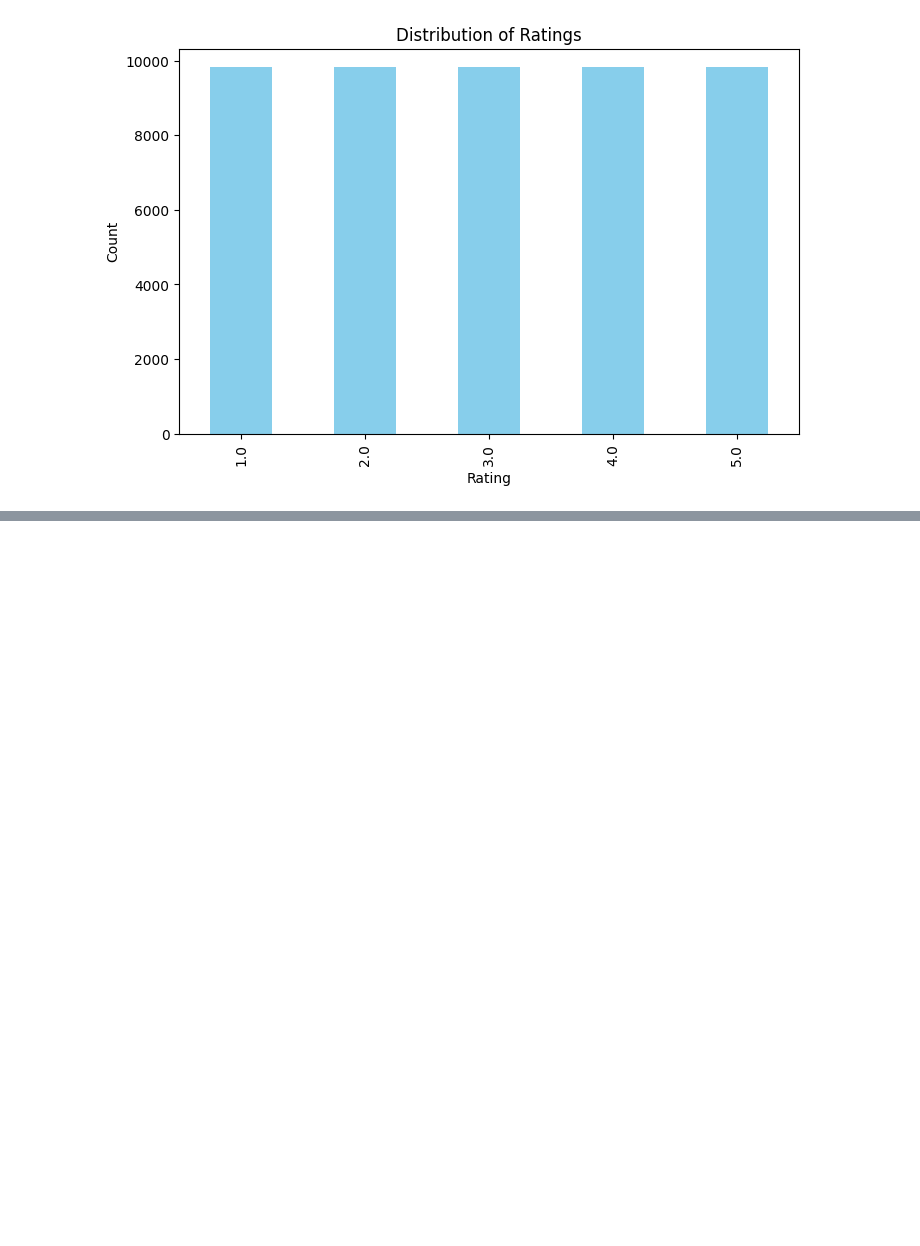
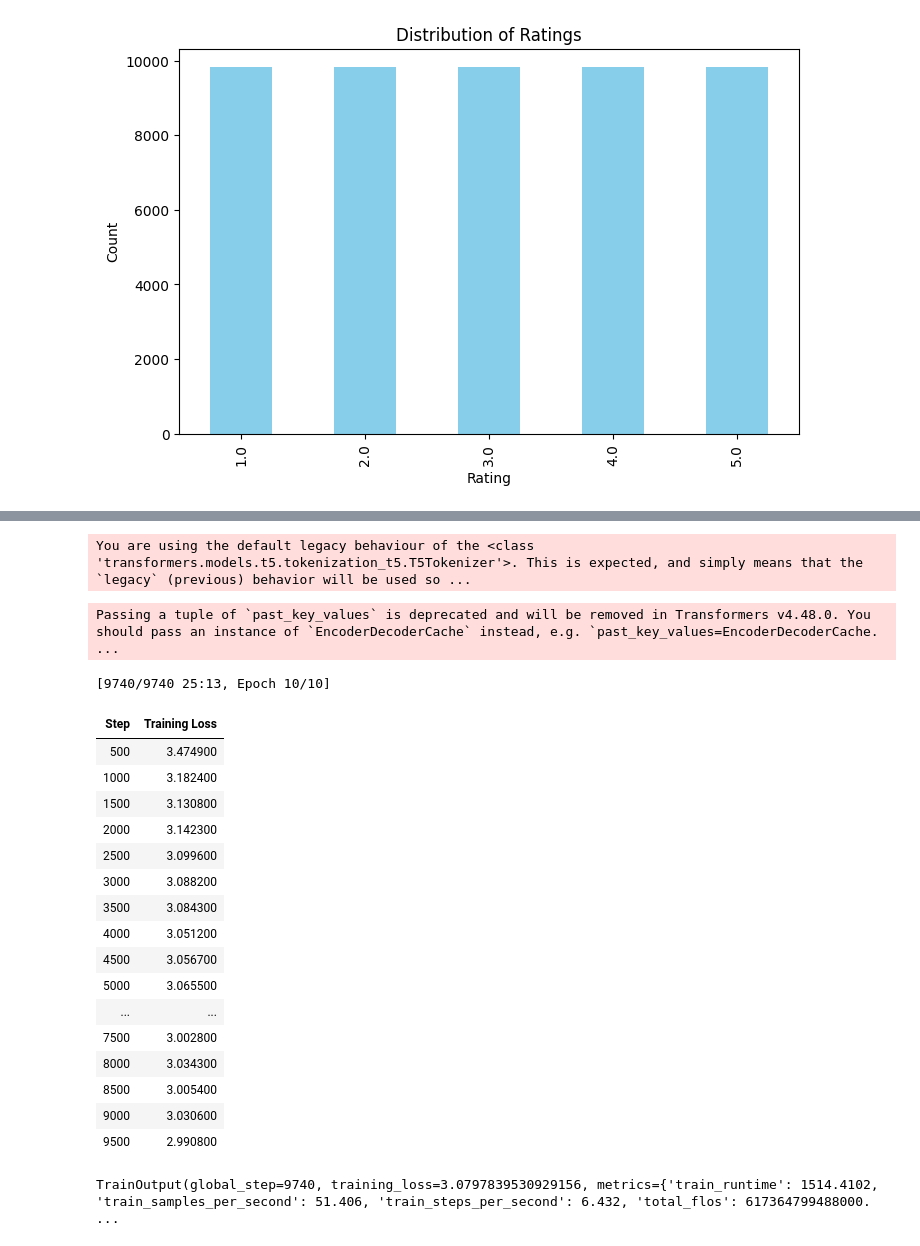
Before and after one commit to CHamilton0/COMP-SCI-7417-Applied-Natural-Language-Processing, a Jupyter notebook: Assignment2/test3.ipynb, the cells around one changed output, grey strips where cells are left out. Cells and saved outputs as stored; diff of their text form; code cells hidden in the pictures; blank space fills up the shorter version.

```diff
--- a/Assignment2/test3.ipynb
+++ b/Assignment2/test3.ipynb
@@ -99,2 +126,5 @@ plt.show()
+# %%
+average_sequence_length = balanced_train_df['text'].apply(lambda text: text.split(' ')).apply(len).mean()
 # %%
-balanced_train_df.fillna(0)
+balanced_train_df = balanced_train_df.fillna(0)
+test_df = test_df.fillna(0)
@@ -158,24 +172,16 @@ from transformers import T5Tokenizer, T5ForConditionalGeneration, Trainer, Train
 
 from datasets import Dataset
 
+from math import ceil
+
 dataset = Dataset.from_dict({"ratings": inputs.apply(format_input, axis=1).to_list(), "review_text": outputs.to_list()})
 
 dataset = dataset.shuffle()
-dataset = dataset.select(range(1000))
 
 # Preprocessing function for dataset
-def preprocess(examples):
-    model_inputs = tokenizer(examples["ratings"], truncation=True, padding="max_length", max_length=128)
-    labels = tokenizer(examples["review_text"], truncation=True, padding="max_length", max_length=512)
+def preprocess(tokeniser, examples):
+    model_inputs = tokeniser(examples["ratings"], truncation=True, padding="max_length", max_length=30)
+    labels = tokeniser(examples["review_text"], truncation=True, padding="max_length", max_length=ceil(average_sequence_length))
     model_inputs["labels"] = labels["input_ids"]
     return model_inputs
-
-tokenizer = T5Tokenizer.from_pretrained('t5-small')
-model = T5ForConditionalGeneration.from_pretrained('t5-small')
-
-tokenized = dataset.map(preprocess, batched=True)
-training_args = TrainingArguments(output_dir='./results', per_device_train_batch_size=4, num_train_epochs=10)
-
-trainer = Trainer(model=model, args=training_args, train_dataset=tokenized)
-trainer.train()
 # %% [output]
@@ -190,3 +199,34 @@ TrainOutput(global_step=2500, training_loss=1.706978369140625, metrics={'train_r
+# %%
+tokeniser = T5Tokenizer.from_pretrained('t5-small')
+model = T5ForConditionalGeneration.from_pretrained('t5-small')
+
+tokenized = dataset.map(lambda batch: preprocess(tokeniser, batch), batched=True)
+training_args = TrainingArguments(output_dir='./results', per_device_train_batch_size=8, num_train_epochs=10)
+
+trainer = Trainer(model=model, args=training_args, train_dataset=tokenized)
+trainer.train()
+# %% [output]
+You are using the default legacy behaviour of the <class 'transformers.models.t5.tokenization_t5.T5Tokenizer'>. This is expected, and simply means that the `legacy` (previous) behavior will be used so ...
+Passing a tuple of `past_key_values` is deprecated and will be removed in Transformers v4.48.0. You should pass an instance of `EncoderDecoderCache` instead, e.g. `past_key_values=EncoderDecoderCache. ...
+[9740/9740 25:13, Epoch 10/10]
+| Step | Training Loss |
+| 500 | 3.474900 |
+| 1000 | 3.182400 |
+| 1500 | 3.130800 |
+| 2000 | 3.142300 |
+| 2500 | 3.099600 |
+| 3000 | 3.088200 |
+| 3500 | 3.084300 |
+| 4000 | 3.051200 |
+| 4500 | 3.056700 |
+| 5000 | 3.065500 |
+| ... | ... |
+| 7500 | 3.002800 |
+| 8000 | 3.034300 |
+| 8500 | 3.005400 |
+| 9000 | 3.030600 |
+| 9500 | 2.990800 |
+TrainOutput(global_step=9740, training_loss=3.0797839530929156, metrics={'train_runtime': 1514.4102, 'train_samples_per_second': 51.406, 'train_steps_per_second': 6.432, 'total_flos': 617364799488000. ...
 # %%
 def generate_review(ratings_str):
     device = model.device
```
Also changed, not shown: parts of 10 cells of this notebook.
